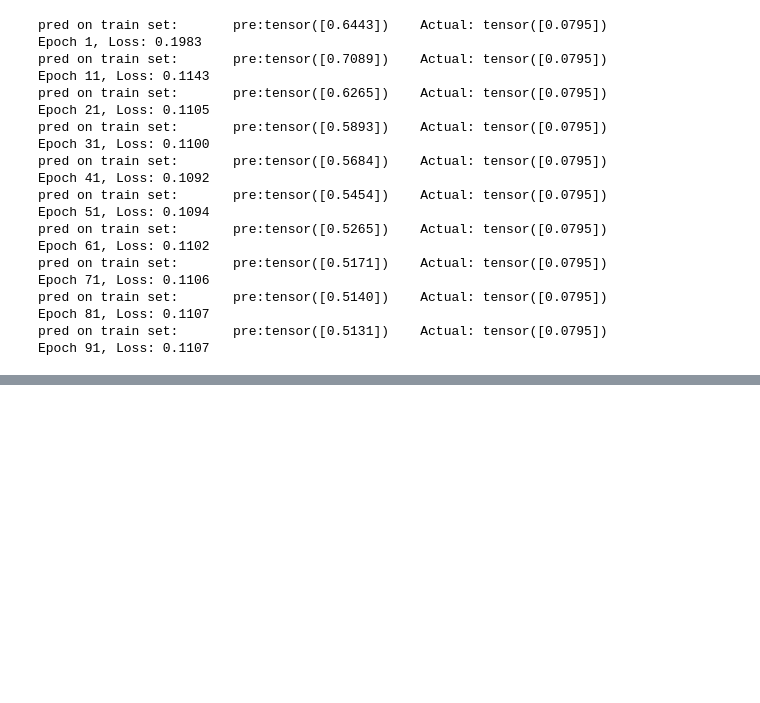
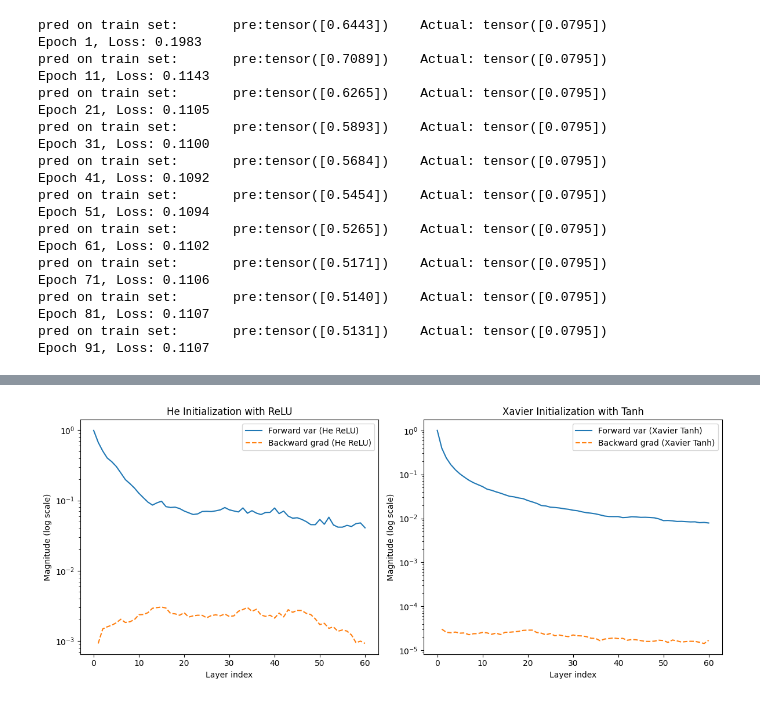
Before and after one commit to ShubhamBhardwaj30/TwoTowerRecEngine, a Jupyter notebook: research/neural_net.ipynb, the cells around one changed output, grey strips where cells are left out. Saved outputs shown, nothing was run; the diff lists cells and outputs as text; code cells hidden in the pictures; blank space fills up the shorter version.

```diff
--- a/research/neural_net.ipynb
+++ b/research/neural_net.ipynb
@@ -557,0 +624,13 @@ Epoch 91, Loss: 0.1107
+# %%
+layers = nn.ModuleList([
+    nn.Linear(128, 64),
+    nn.ReLU(),
+    nn.Linear(64, 32),
+    nn.Tanh(),
+    nn.Linear(32, 1)
+])
+
+# Initialize layer by layer
+nn.init.kaiming_uniform_(layers[0].weight, nonlinearity='relu')
+nn.init.xavier_uniform_(layers[2].weight, gain=nn.init.calculate_gain('tanh'))
+nn.init.xavier_uniform_(layers[4].weight)
@@ -557,0 +644,76 @@ Epoch 91, Loss: 0.1107
+# %%
+
+
+torch.manual_seed(42)
+np.random.seed(42)
+
+def make_linear_layer(in_f, out_f):
+    return nn.Linear(in_f, out_f, bias=False)
+
+def init_he(layer):
+    nn.init.kaiming_normal_(layer.weight, nonlinearity='relu')
+
+def init_xavier(layer):
+    nn.init.xavier_normal_(layer.weight)
+
+def forward_backward_flow(n_layers=50, fan_in=256, batch_size=256, activation='relu', init_fn=init_he):
+    layers = [make_linear_layer(fan_in, fan_in) for _ in range(n_layers)]
+    for l in layers:
+        init_fn(l)
+
+    act = torch.relu if activation == 'relu' else torch.tanh
+
+    # Input tensor (leaf) with requires_grad
+    x = torch.randn(batch_size, fan_in, requires_grad=True)
+
+    # Forward pass: collect per-layer output variance
+    cur = x
+    forward_vars = [cur.var(dim=0).mean().item()]  # input variance as layer 0
+    for l in layers:
+        cur = l(cur)
+        cur = act(cur)
+        forward_vars.append(cur.var(dim=0).mean().item())
+
+    # Backward pass: simple scalar loss for backprop
+    loss = cur.mean()
+    loss.backward()
+
+    # Collect mean absolute gradient per layer
+    backward_grads = [l.weight.grad.abs().mean().item() for l in layers]
+
+    return forward_vars, backward_grads
+
+def plot_combined_flow(n_layers=60, fan_in=256, batch_size=256):
+    layers_idx = list(range(n_layers+1))  # include input
+
+    # Example: He init for ReLU
+    fwd_he_relu, bwd_he_relu = forward_backward_flow(n_layers, fan_in, batch_size, activation='relu', init_fn=init_he)
+    fwd_xavier_tanh, bwd_xavier_tanh = forward_backward_flow(n_layers, fan_in, batch_size, activation='tanh', init_fn=init_xavier)
+
+    plt.figure(figsize=(12,5))
+
+    plt.subplot(1,2,1)
+    plt.plot(layers_idx, fwd_he_relu, label='Forward var (He ReLU)', linestyle='-')
+    plt.plot(layers_idx[1:], bwd_he_relu, label='Backward grad (He ReLU)', linestyle='--')
+    plt.yscale('log')
+    plt.title('He Initialization with ReLU')
+    plt.xlabel('Layer index')
+    plt.ylabel('Magnitude (log scale)')
+    plt.legend()
+
+    plt.subplot(1,2,2)
+    plt.plot(layers_idx, fwd_xavier_tanh, label='Forward var (Xavier Tanh)', linestyle='-')
+    plt.plot(layers_idx[1:], bwd_xavier_tanh, label='Backward grad (Xavier Tanh)', linestyle='--')
+    plt.yscale('log')
+    plt.title('Xavier Initialization with Tanh')
+    plt.xlabel('Layer index')
+    plt.ylabel('Magnitude (log scale)')
+    plt.legend()
+
+    plt.tight_layout()
+    plt.show()
+
+if __name__ == '__main__':
+    plot_combined_flow()
+# %% [output]
+[figure, added]
```
Also changed, not shown: parts of 23 cells of this notebook, 2 other files.
